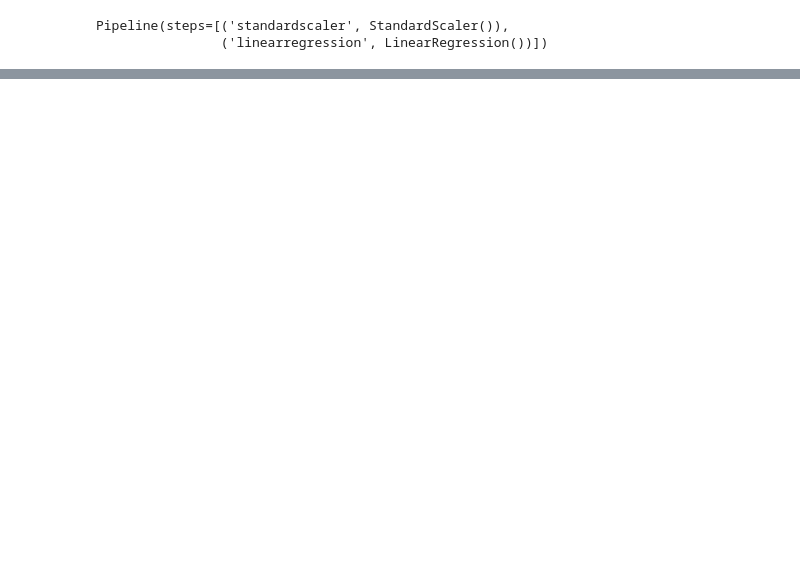
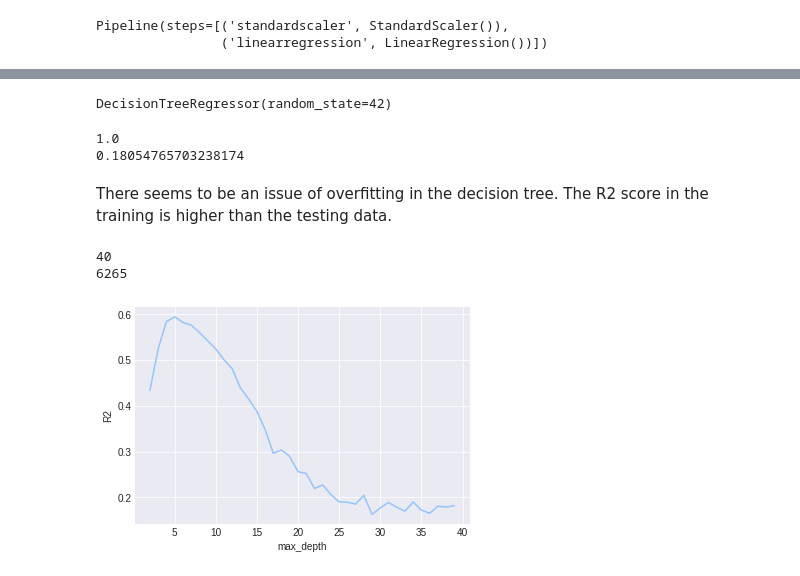
Before and after one commit to CaillahR/Food-Sale-Predictions, a Jupyter notebook: Sales_Predictions.ipynb, the cells around one changed output, grey strips where cells are left out. Drawn from its saved outputs; the diff is of its cells as text; code cells hidden in the pictures; blank space fills up the shorter version.

```diff
--- a/Sales_Predictions.ipynb
+++ b/Sales_Predictions.ipynb
@@ -462,0 +522,6 @@ Pipeline(steps=[('standardscaler', StandardScaler()),
+# %%
+dec_tree = DecisionTreeRegressor(random_state = 42)
+
+dec_tree.fit(X_train_imputed, y_train)
+# %% [output]
+DecisionTreeRegressor(random_state=42)
@@ -462,0 +531,35 @@ Pipeline(steps=[('standardscaler', StandardScaler()),
+# %%
+# evaluating the model
+train_score = dec_tree.score(X_train_imputed, y_train)
+test_score = dec_tree.score(X_test_imputed, y_test)
+print(train_score)
+print(test_score)
+# %% [output]
+1.0
+0.18054765703238174
+# %% [markdown]
+There seems to be an issue of overfitting in the decision tree. The R2 score in the training is higher than the testing data.
+# %%
+print(dec_tree.get_depth())
+
+print(dec_tree.get_n_leaves())
+# %% [output]
+40
+6265
+# %%
+depths = list(range(2, 40)) # will try every value between 2 and 40
+
+scores = pd.DataFrame(index=depths, columns=['Test Score','Train Score'])
+for depth in depths:
+    dec_tree = DecisionTreeRegressor(max_depth=depth, random_state=42)
+    dec_tree.fit(X_train_imputed, y_train)
+    train_score = dec_tree.score(X_train_imputed, y_train)
+    test_score = dec_tree.score(X_test_imputed, y_test)
+    scores.loc[depth, 'Train Score'] = train_score
+    scores.loc[depth, 'Test Score'] = test_score
+# %%
+plt.plot(depths, scores['Test Score'])
+plt.xlabel('max_depth')
+plt.ylabel('R2');
+# %% [output]
+[figure, added]
```
Also changed, not shown: parts of 23 cells of this notebook.
